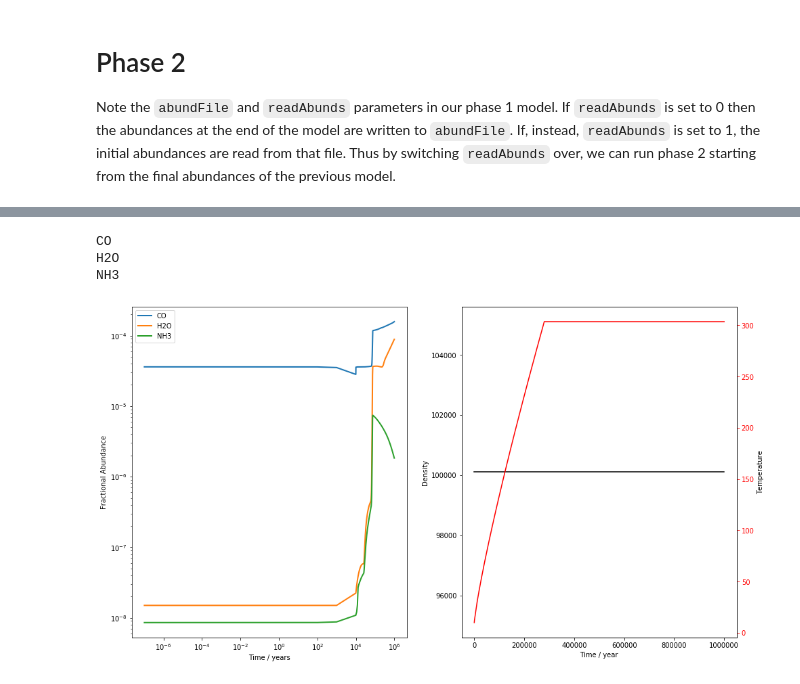
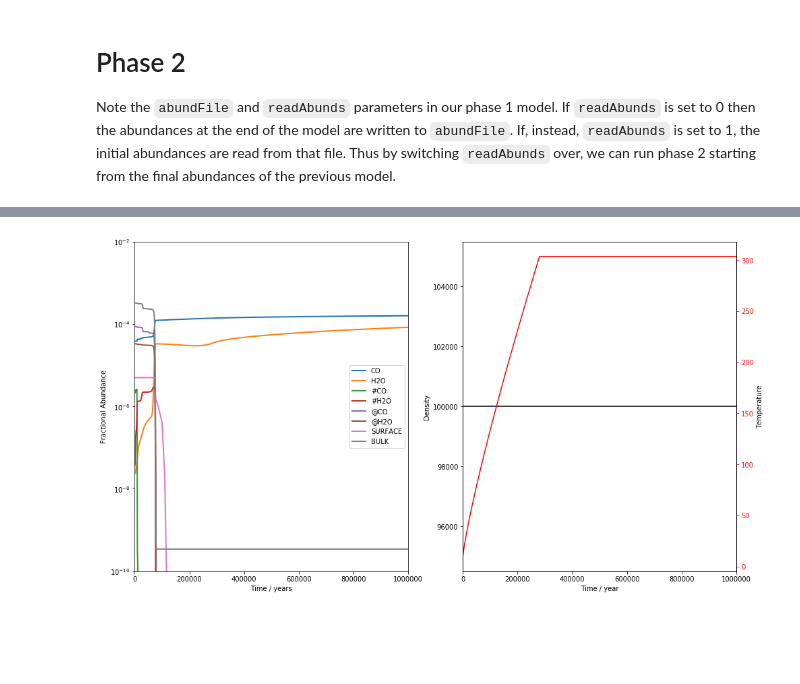
Before and after one commit to uclchem/UCLCHEM, a Jupyter notebook: Python/first_models.ipynb, the cells around one changed output, grey strips where cells are left out. Drawn from its saved outputs; the diff is of its cells as text; code cells hidden in the pictures; blank space fills up the shorter version.

```diff
--- a/Python/first_models.ipynb
+++ b/Python/first_models.ipynb
@@ -27,17 +27,18 @@ outSpecies="SO CO"
 param_dict = {"phase": 1, "switch": 1, "collapse": 1, "readAbunds": 0, "writeStep": 1,
                "outSpecies": outSpecies, "initialDens": 1e2, "initialTemp":10.0,
                "finalDens":1e5, "finalTime":5.0e6,
-               "outputFile":"../output/phase1-full.dat",
-               "abundFile":"../output/startcollapse.dat"}
+               "outputFile":"../examples/test-output/phase1-full.dat",
+               "abundFile":"../examples/test-output/startcollapse.dat"}
 uclchem.run_model(param_dict)
 # %% [output]
 0
 # %% [markdown]
 We can look at the output for that model by using pandas to read the file (skipping 2 rows to miss the header) and matplotlib to view abundances.
 # %%
-phase1_df=uclchem.read_output_file("../output/phase1-full.dat")
+phase1_df=uclchem.read_output_file("../examples/test-output/phase1-full.dat")
+phase1_df.head()
 # %%
-species=["CO","H2O","NH3"]
+species=["CO","H2O","NH3","#CO"]
 fig,ax=uclchem.create_abundance_plot(phase1_df,species)
 ax=ax.set(xscale="log")
 # %% [output]
@@ -69,2 +65,3 @@ uclchem.run_model(param_dict)
 # %%
-phase2_df=uclchem.read_output_file("../output/phase2-full.dat")
+phase2_df=uclchem.read_output_file("../examples/test-output/phase2-full.dat")
+phase2_df.tail()
@@ -71,18 +76,17 @@ phase2_df=uclchem.read_output_file("../output/phase2-full.dat")
 # %%
-species=["CO","H2O","NH3"]
+species=["CO","H2O","#CO","#H2O","@CO","@H2O","SURFACE","BULK"]
 
 fig,[ax,ax2]=plt.subplots(1,2,figsize=(16,9))
 ax=uclchem.plot_species(ax,phase2_df,species)
-settings=ax.set(yscale="log",xscale="log",xlabel="Time / years", ylabel="Fractional Abundance")
+settings=ax.set(yscale="log",xlim=(0,1e6),ylim=(1e-10,1e-2),
+            xlabel="Time / years",
+            ylabel="Fractional Abundance")
 
 ax2.plot(phase2_df["Time"],phase2_df["Density"],color="black")
 ax3=ax2.twinx()
 ax3.plot(phase2_df["Time"],phase2_df["gasTemp"],color="red")
 ax2.set(xlabel="Time / year",ylabel="Density")
-ax3.set(ylabel="Temperature",facecolor="red")
+ax3.set(ylabel="Temperature",facecolor="red",xlim=(0,1e6))
 ax3.tick_params(axis='y', colors='red')
 # %% [output]
-CO
-H2O
-NH3
-[figure, old version]
+[figure, new version]
```
Also changed, not shown: parts of 3 cells of this notebook, 28 other files.
